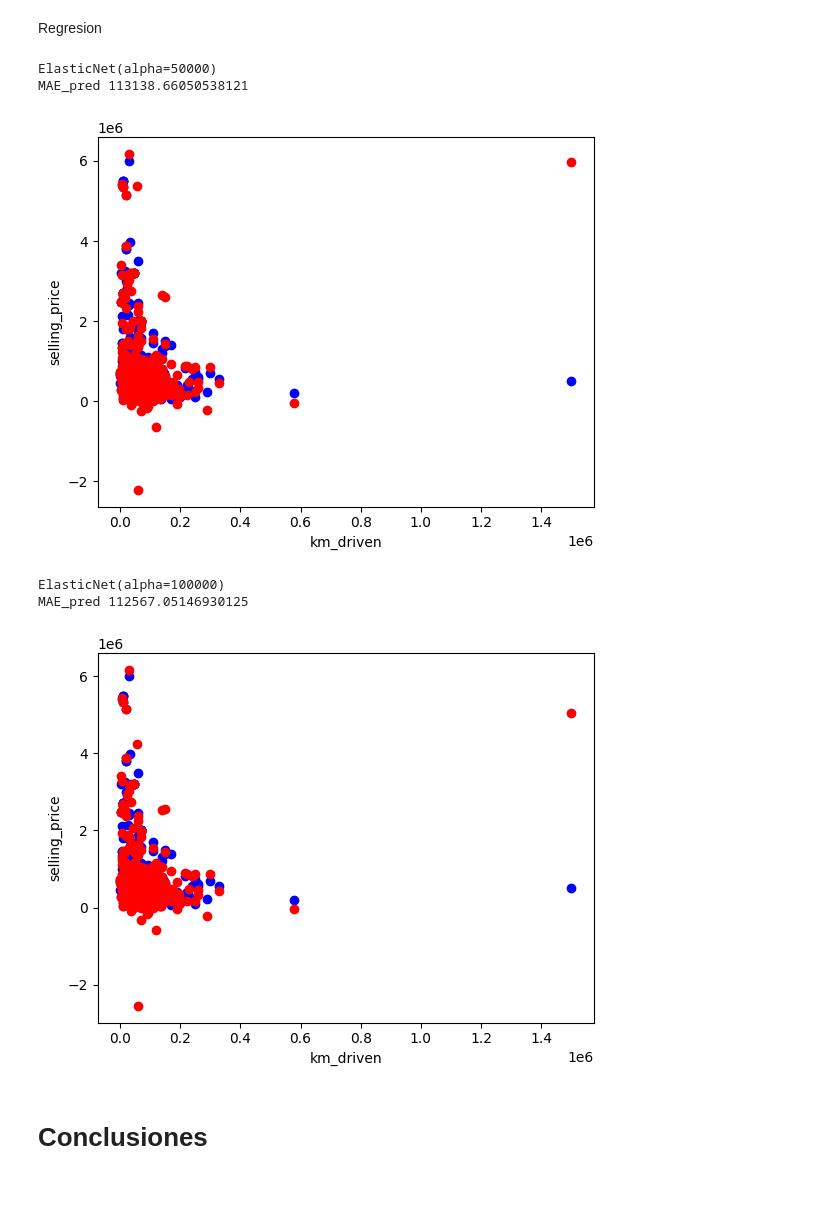
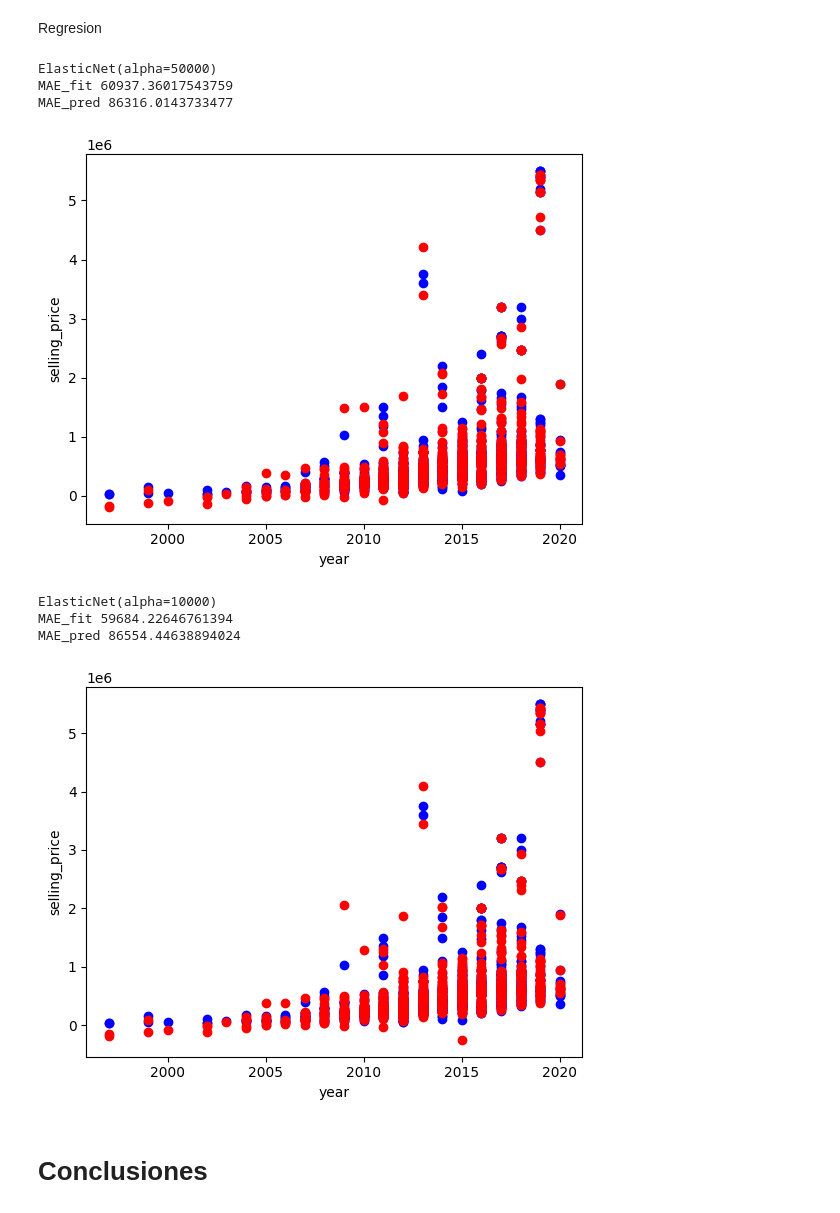
Before and after one commit to Sergio3d/CD-Core, a Jupyter notebook: tema3/practica_regresion_Primera Parte.ipynb, the cells around one changed output. Cells and saved outputs as stored; diff of their text form; code cells hidden in the pictures.

```diff
--- a/tema3/practica_regresion_Primera Parte.ipynb
+++ b/tema3/practica_regresion_Primera Parte.ipynb
@@ -186,10 +186,10 @@ def preproceso(train_df, encode):
     train_df = train_df.dropna().reset_index(drop=True)
     # Obtenemos la primera palabra del nombre del coche para obtener un dato dicreto limitado sobre la marca del coche
     train_df['marca'] = train_df['name'].str.split().str[0]
-    train_df['plus'] = train_df['name'].apply(lambda x: 1 if 'Plus' in x.split() else 0)
-    train_df['BSIV'] = train_df['name'].apply(lambda x: 1 if 'BSIV' in x.split() else 0)
-    train_df['CRDi'] = train_df['name'].apply(lambda x: 1 if 'CRDi' in x.split() else 0)
-    train_df['model_number'] = train_df.name.str.extract(r"([0-9]\.[0-9])").fillna(0).astype(float)
+    palabras_clave = ['Plus','BSIV','CRDi', 'Swift','VXI', 'Alto', 'Dzire','VDI','LXI','AT','Wagon','VX','Sportz','BSIII','SX','Option','Seater','Innova','Magna','Verna','TDI']
+    for w in palabras_clave:
+        train_df[w] = train_df['name'].apply(lambda x: 1 if w in x.split() else 0)
+    train_df['model_number'] = train_df.name.str.extract(r"([0-9]+\.[0-9]?)").fillna(0).astype(float)
 
     # Eliminamos las medidas para hacer numericos los campos implicados (asegurandonos que todas las filas tengan la misma medida)
     train_df['engine'] = train_df['engine'].str.split().str[0]
@@ -199,16 +199,17 @@ def preproceso(train_df, encode):
     regex = train_df.torque.str.findall(r"-?(\d+(\.?\d+))")
     train_df['torque'] = [i[0][0] for i in regex]
     train_df['RPM'] = [i[-1][0] for i in regex]
-    columns_to_encode = ['fuel', 'seller_type','marca', 'owner', 'transmission']
-    # train_df = ordinal_encode(train_df, ['marca'], encode)
+    columns_to_encode = ['fuel', 'seller_type', 'owner','marca', 'transmission']
+    # train_df = ordinal_encode(train_df, ['marca','marca_modelo'], encode)
     train_df = onehot_encode(train_df, columns_to_encode)
     # Transformamos en numéricos los datos dicretos (si solo tienen 2 valores OneHotEncoder por velocidad, sino OrdinalEncoder)
     encode = {}
     # for column in columns_to_encode:
     #     print(train_df[column].drop_duplicates())
-    #     encode[column] = train_df[[column,column+'_encode']].drop_duplicates().sort_values(column+'_encode')[column].to_list()
+        # encode[column] = train_df[[column,column+'_encode']].drop_duplicates().sort_values(column+'_encode')[column].to_list()
     # columns_to_encode.append('marca')
-    columns_to_encode.append('name')
+    # columns_to_encode.append('marca_modelo')
+    # columns_to_encode.append('name')
     columns_to_encode.append('id')
     train_df.drop(columns_to_encode,axis=1, inplace=True)
     train_df[['mileage','max_power','torque']] = train_df[['mileage','max_power','torque']].astype(float)
@@ -281,3 +303,5 @@ def agrupar_palabras(df, columna):
+# %%
+train_df.drop('name',axis=1, inplace=True)
 # %% [markdown]
 Nos guardamos qué valores numéricos corresponden a que valores discretos
 # %%
@@ -357,14 +381,17 @@ Regressors = []
 # Regressors.append(LinearRegression())
 # Regressors.append(ElasticNet())
 # # for a in range(1, 500, 100):
-# Regressors.append(ElasticNet(alpha=10000, l1_ratio=0.5))
 # Regressors.append(ElasticNet(alpha=10000, l1_ratio=0.8))
 # Regressors.append(ElasticNet(alpha=10000, l1_ratio=0.2))
 # Regressors.append(ElasticNet(alpha=50000, l1_ratio=0.8))
 Regressors.append(ElasticNet(alpha=50000, l1_ratio=0.5))
-Regressors.append(ElasticNet(alpha=100000, l1_ratio=0.5))
+# Regressors.append(ElasticNet(alpha=100000, l1_ratio=0.5))
+# Regressors.append(ElasticNet(alpha=200000, l1_ratio=0.5))
+# Regressors.append(ElasticNet(alpha=10000, l1_ratio=0.2))
+Regressors.append(ElasticNet(alpha=10000, l1_ratio=0.5))
+# Regressors.append(ElasticNet(alpha=10000, l1_ratio=0.8))
 # Regressors.append(BayesianRidge())
-# Regressors.append(Ridge(alpha=10))
+# Regressors.append(Ridge(alpha=50000))
 # for i in range(20,50):
 # Regressors.append(DecisionTreeRegressor())
 # Regressors.append(KNeighborsRegressor(n_neighbors=3))
@@ -372,47 +399,49 @@ Regressors.append(ElasticNet(alpha=100000, l1_ratio=0.5))
 MAE_fit=[]
 MAE_pred=[]
 
-# train_df = train_df.sample(frac=1).reset_index(drop=True)
+train_df = train_df.sample(frac=1).reset_index(drop=True)
 X_fit = train_df[:n_fit].drop('selling_price', axis=1)
 X_fit = poly.fit_transform(X_fit)
 Y_fit = train_df['selling_price'][:n_fit]
 X_pred = train_df[n_fit:].drop('selling_price', axis=1)
 X_pred = poly.fit_transform(X_pred)
 data_real = train_df['selling_price'][n_fit:]
 
 for r in Regressors:
     for i in range(1):
         regr = r
 
         data_pred  = regr.fit(X_fit, Y_fit).predict(X_pred)
         data_pred_fit = regr.fit(X_fit, Y_fit).predict(X_fit)
         # print(mean_absolute_error(data_real, data_pred))
         MAE_pred.append(mean_absolute_error(data_real, data_pred))
         MAE_fit.append(mean_absolute_error(Y_fit, data_pred_fit))
         # print("MAE: ", mean_absolute_error(data_real, data_pred))
         # print("MSE: ", mean_squared_error(data_real, data_pred))
         # print("RMSE: ", mean_squared_error(data_real, data_pred, squared=False))
     print(regr)
-    # print('MAE_fit', statistics.mean(MAE_fit))
+    print('MAE_fit', statistics.mean(MAE_fit))
     print('MAE_pred', statistics.mean(MAE_pred))
     # print(regr, statistics.stdev(MAE))
     # print(cross_val_score(regr, X_fit, Y_fit, cv=5, scoring='neg_mean_squared_error'))
     # print(regr.coef_)
-    plt.scatter(train_df['km_driven'][n_fit:],data_real, color='b')
-    plt.scatter(train_df['km_driven'][n_fit:],data_pred, color='r')
+    plt.scatter(train_df['year'][n_fit:],data_real, color='b')
+    plt.scatter(train_df['year'][n_fit:],data_pred, color='r')
 
     # Agregar etiquetas y título
-    plt.xlabel('km_driven')
+    plt.xlabel('year')
     plt.ylabel('selling_price')
     # Mostrar la gráfica
     plt.show()
 # %% [output]
 ElasticNet(alpha=50000)
-MAE_pred 113138.66050538121
+MAE_fit 60937.36017543759
+MAE_pred 86316.0143733477
-[figure, old version]
+[figure, new version]
-ElasticNet(alpha=100000)
-MAE_pred 112567.05146930125
+ElasticNet(alpha=10000)
+MAE_fit 59684.22646761394
+MAE_pred 86554.44638894024
-[figure, old version]
+[figure, new version]
 # %% [markdown]
 # Conclusiones
 # %% [markdown]
```
Also changed, not shown: parts of 4 cells of this notebook.
